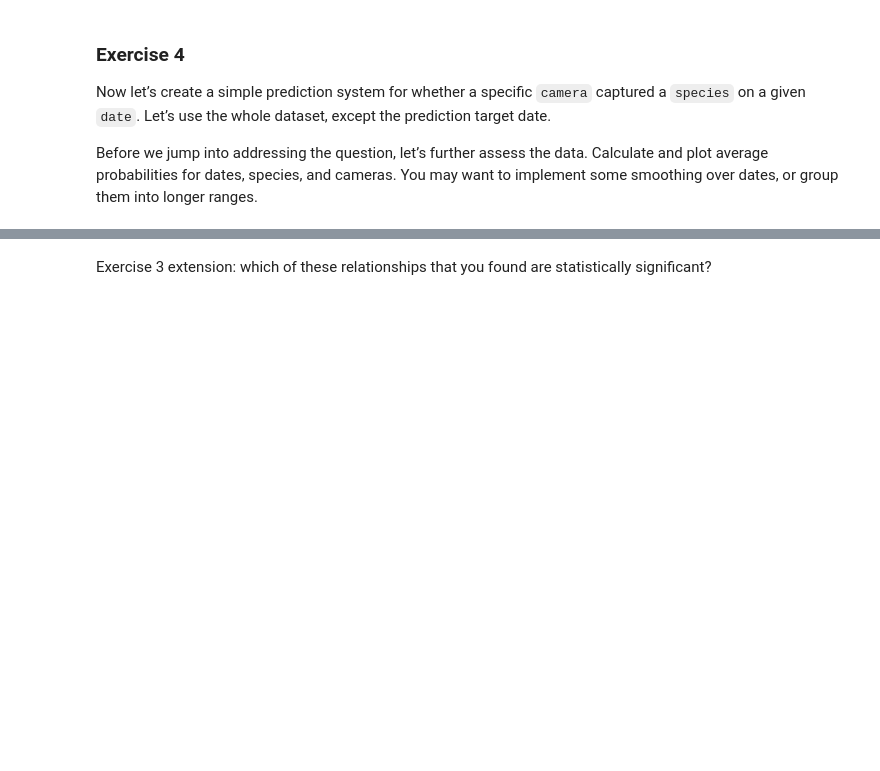
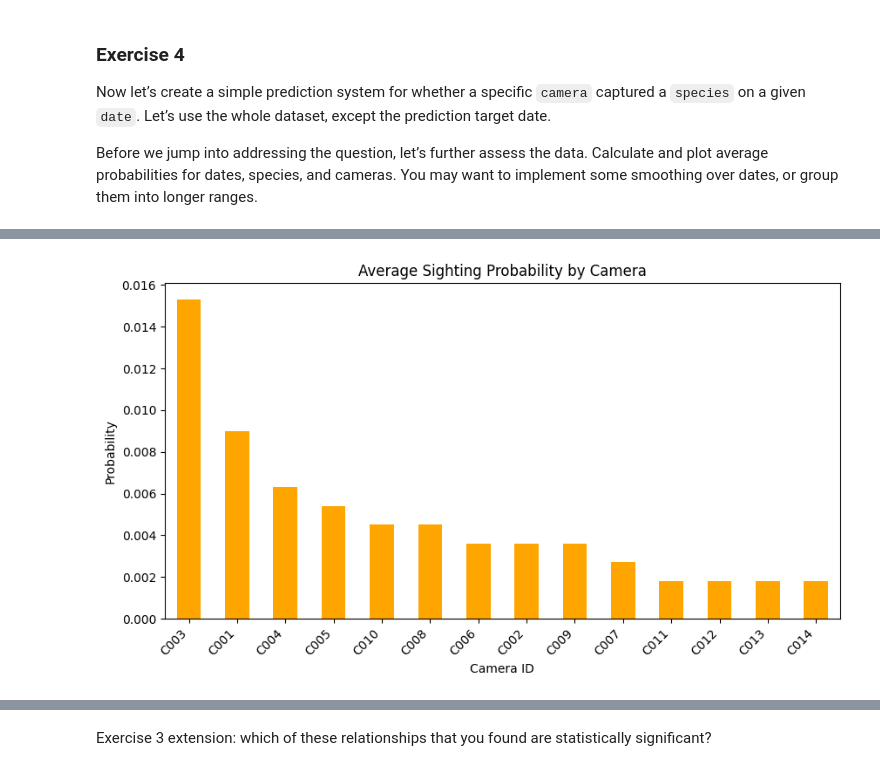
Before and after one commit to will-genius/mlfcworkshop, a Jupyter notebook: _notebooks/03-dataset-joining-practical.ipynb, the cells around one changed output, grey strips where cells are left out. Drawn from its saved outputs; the diff is of its cells as text; code cells hidden in the pictures; blank space fills up the shorter version.

```diff
--- a/_notebooks/03-dataset-joining-practical.ipynb
+++ b/_notebooks/03-dataset-joining-practical.ipynb
@@ -474,0 +506,13 @@ plt.show()
+# %%
+
+camera_avg = binary_df.mean(axis=0).groupby(level="camera_id").mean()
+
+plt.figure(figsize=(10,5))
+camera_avg.sort_values(ascending=False).plot(kind="bar", color="orange")
+plt.title("Average Sighting Probability by Camera")
+plt.ylabel("Probability")
+plt.xlabel("Camera ID")
+plt.xticks(rotation=45, ha="right")
+plt.show()
+# %% [output]
+[figure, added]
```
Also changed, not shown: parts of 11 cells of this notebook.
